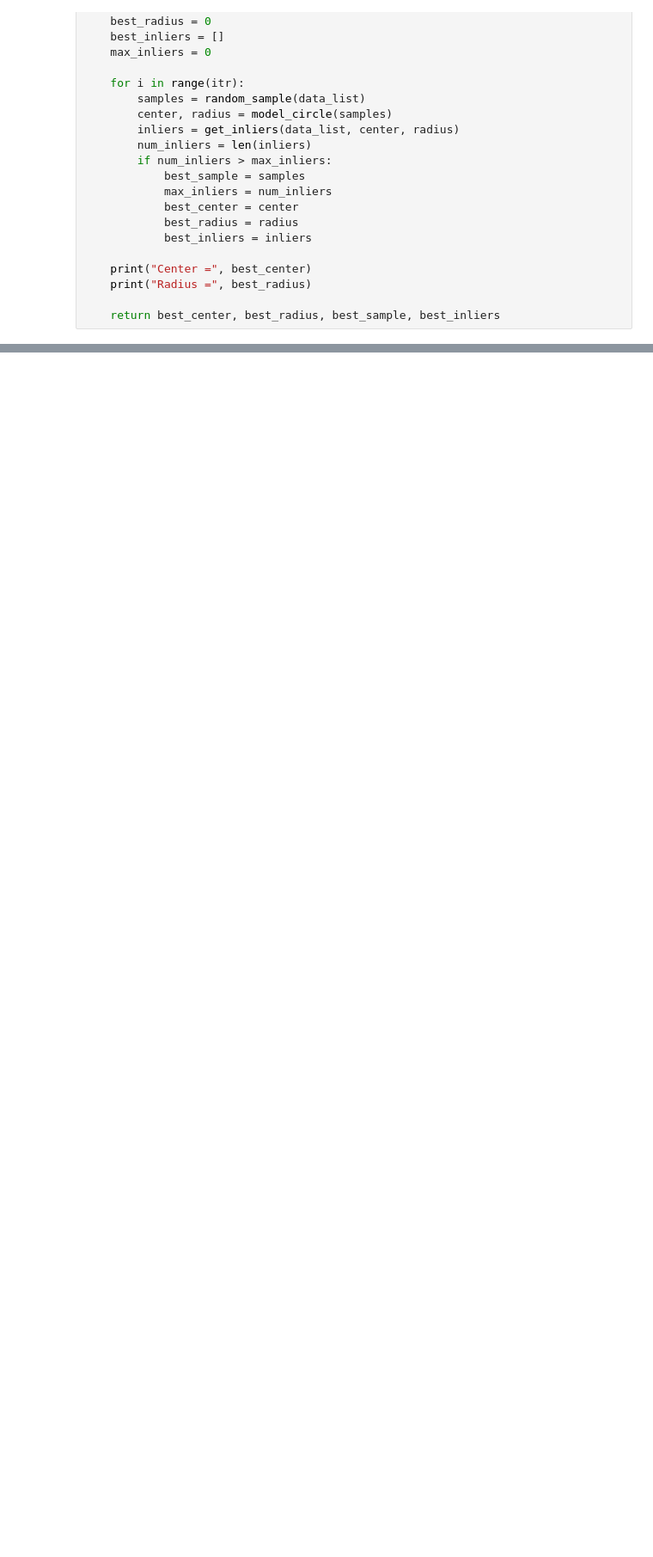
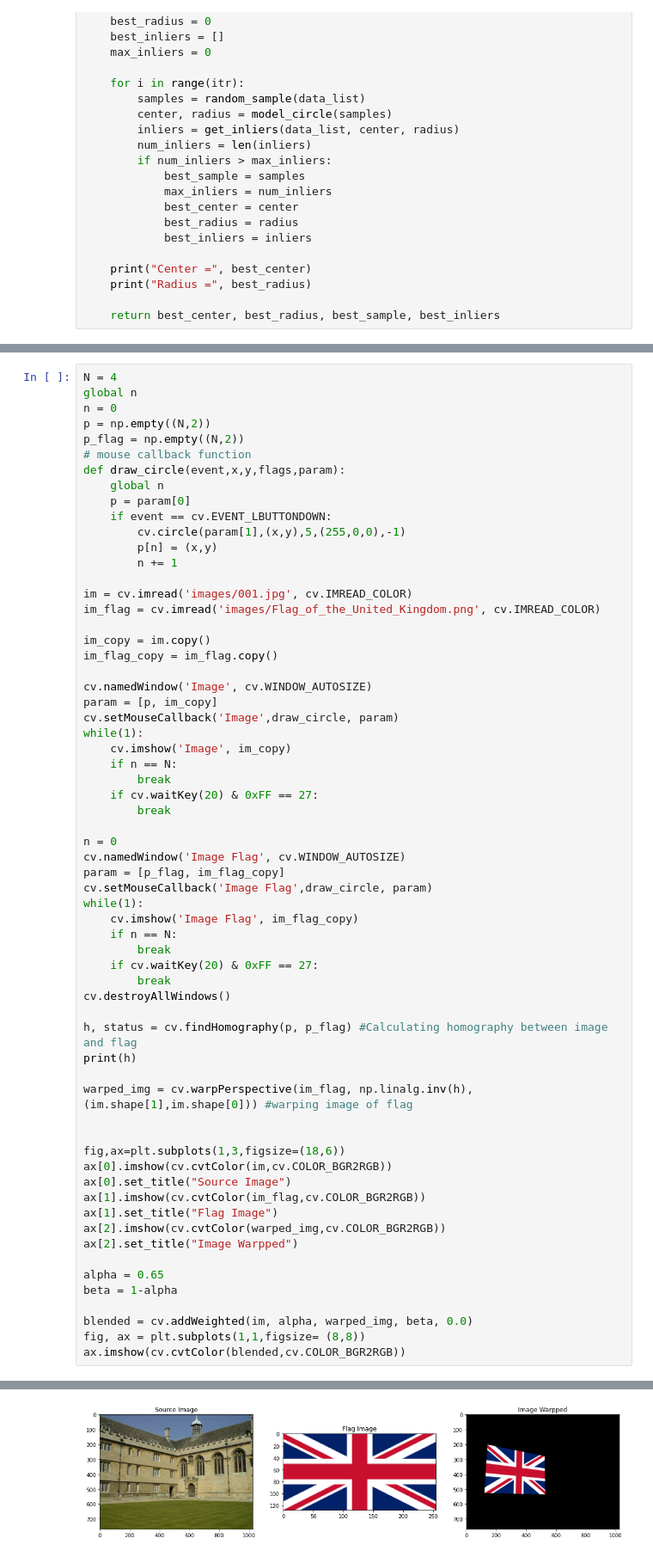
Before and after one commit to chathuni1999/EN2550, a Jupyter notebook: Assignments/Assignment 2/Assignment_2.ipynb, the cells around one changed output, grey strips where cells are left out. Shown at 86% size. Saved outputs shown, nothing was run; the diff lists cells and outputs as text; blank space fills up the shorter version.

```diff
--- a/Assignments/Assignment 2/Assignment_2.ipynb
+++ b/Assignments/Assignment 2/Assignment_2.ipynb
@@ -110,0 +118,64 @@ Ratio of inliers = 100.0 %
+# %%
+N = 4
+global n
+n = 0
+p = np.empty((N,2))
+p_flag = np.empty((N,2))
+# mouse callback function
+def draw_circle(event,x,y,flags,param):
+    global n
+    p = param[0]
+    if event == cv.EVENT_LBUTTONDOWN:
+        cv.circle(param[1],(x,y),5,(255,0,0),-1)
+        p[n] = (x,y)
+        n += 1
+
+im = cv.imread('images/001.jpg', cv.IMREAD_COLOR)
+im_flag = cv.imread('images/Flag_of_the_United_Kingdom.png', cv.IMREAD_COLOR)
+
+im_copy = im.copy()
+im_flag_copy = im_flag.copy()
+
+cv.namedWindow('Image', cv.WINDOW_AUTOSIZE)
+param = [p, im_copy]
+cv.setMouseCallback('Image',draw_circle, param)
+while(1):
+    cv.imshow('Image', im_copy)
+    if n == N:
+        break
+    if cv.waitKey(20) & 0xFF == 27:
+        break
+
+n = 0
+cv.namedWindow('Image Flag', cv.WINDOW_AUTOSIZE)
+param = [p_flag, im_flag_copy]
+cv.setMouseCallback('Image Flag',draw_circle, param)
+while(1):
+    cv.imshow('Image Flag', im_flag_copy)
+    if n == N:
+        break
+    if cv.waitKey(20) & 0xFF == 27:
+        break
+cv.destroyAllWindows()
+
+h, status = cv.findHomography(p, p_flag) #Calculating homography between image and flag
+print(h)
+
+warped_img = cv.warpPerspective(im_flag, np.linalg.inv(h), (im.shape[1],im.shape[0])) #warping image of flag
+
+
+fig,ax=plt.subplots(1,3,figsize=(18,6))
+ax[0].imshow(cv.cvtColor(im,cv.COLOR_BGR2RGB))
+ax[0].set_title("Source Image")
+ax[1].imshow(cv.cvtColor(im_flag,cv.COLOR_BGR2RGB))
+ax[1].set_title("Flag Image")
+ax[2].imshow(cv.cvtColor(warped_img,cv.COLOR_BGR2RGB))
+ax[2].set_title("Image Warpped")
+
+alpha = 0.65
+beta = 1-alpha
+
+blended = cv.addWeighted(im, alpha, warped_img, beta, 0.0)
+fig, ax = plt.subplots(1,1,figsize= (8,8))
+ax.imshow(cv.cvtColor(blended,cv.COLOR_BGR2RGB))
+# %% [output]
@@ -110,0 +186 @@ Ratio of inliers = 100.0 %
+[figure, added]
```
Also changed, not shown: parts of 5 cells of this notebook, 6 other files.
